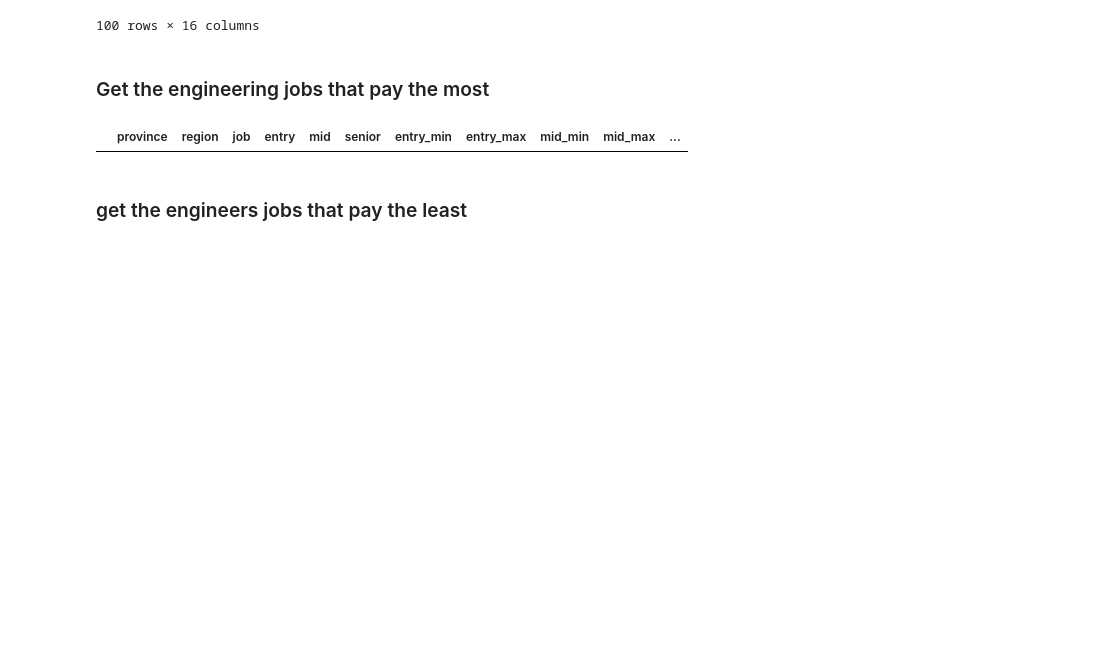
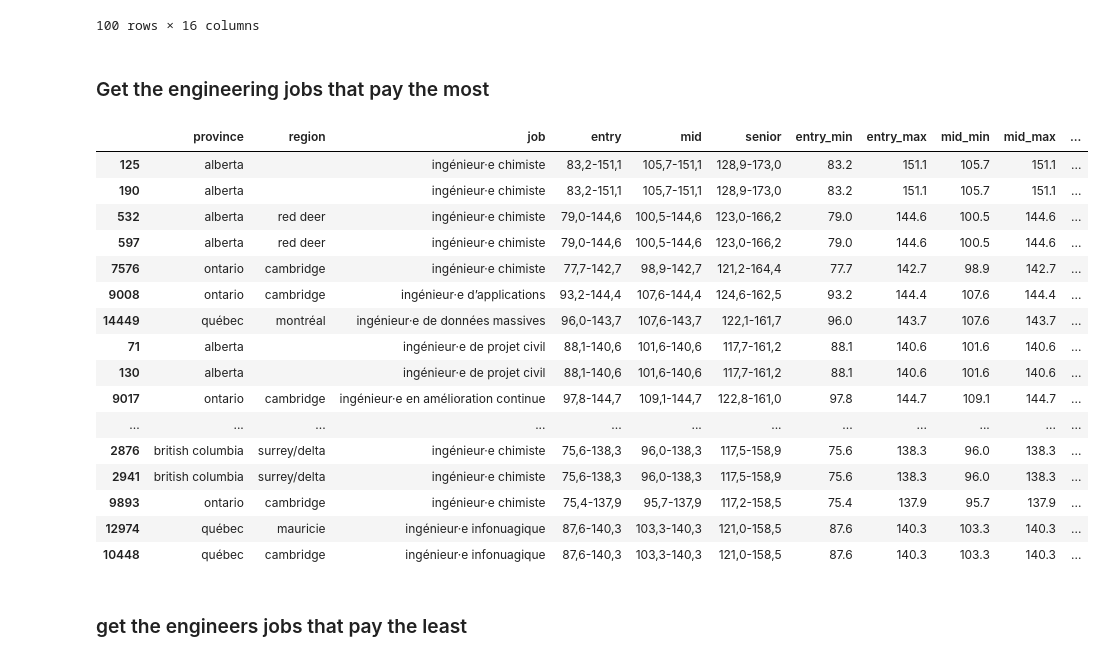
Before and after one commit to AlgoETS/Salary, a Jupyter notebook: sandbox/salary_exploration_2024.ipynb, the cells around one changed output. Saved outputs shown, nothing was run; the diff lists cells and outputs as text; code cells hidden in the pictures; blank space fills up the shorter version.

```diff
--- a/sandbox/salary_exploration_2024.ipynb
+++ b/sandbox/salary_exploration_2024.ipynb
@@ -78,10 +78,26 @@ df_sorted.head(100)
 ### Get the engineering jobs that pay the most
 # %%
 
-top_engineers_jobs=df_sorted[df_sorted['job'].str.contains('engineer', case=False)]
+top_engineers_jobs=df_sorted[df_sorted['job'].str.contains('ingénieur', case=False)]
 top_engineers_jobs.head(30)
 # %% [output]
 |  | province | region | job | entry | mid | senior | entry_min | entry_max | mid_min | mid_max | ... |
+| 125 | alberta |  | ingénieur·e chimiste | 83,2-151,1 | 105,7-151,1 | 128,9-173,0 | 83.2 | 151.1 | 105.7 | 151.1 | ... |
+| 190 | alberta |  | ingénieur·e chimiste | 83,2-151,1 | 105,7-151,1 | 128,9-173,0 | 83.2 | 151.1 | 105.7 | 151.1 | ... |
+| 532 | alberta | red deer | ingénieur·e chimiste | 79,0-144,6 | 100,5-144,6 | 123,0-166,2 | 79.0 | 144.6 | 100.5 | 144.6 | ... |
+| 597 | alberta | red deer | ingénieur·e chimiste | 79,0-144,6 | 100,5-144,6 | 123,0-166,2 | 79.0 | 144.6 | 100.5 | 144.6 | ... |
+| 7576 | ontario | cambridge | ingénieur·e chimiste | 77,7-142,7 | 98,9-142,7 | 121,2-164,4 | 77.7 | 142.7 | 98.9 | 142.7 | ... |
+| 9008 | ontario | cambridge | ingénieur·e d’applications | 93,2-144,4 | 107,6-144,4 | 124,6-162,5 | 93.2 | 144.4 | 107.6 | 144.4 | ... |
+| 14449 | québec | montréal | ingénieur·e de données massives | 96,0-143,7 | 107,6-143,7 | 122,1-161,7 | 96.0 | 143.7 | 107.6 | 143.7 | ... |
+| 71 | alberta |  | ingénieur·e de projet civil | 88,1-140,6 | 101,6-140,6 | 117,7-161,2 | 88.1 | 140.6 | 101.6 | 140.6 | ... |
+| 130 | alberta |  | ingénieur·e de projet civil | 88,1-140,6 | 101,6-140,6 | 117,7-161,2 | 88.1 | 140.6 | 101.6 | 140.6 | ... |
+| 9017 | ontario | cambridge | ingénieur·e en amélioration continue | 97,8-144,7 | 109,1-144,7 | 122,8-161,0 | 97.8 | 144.7 | 109.1 | 144.7 | ... |
+| ... | ... | ... | ... | ... | ... | ... | ... | ... | ... | ... | ... |
+| 2876 | british columbia | surrey/delta | ingénieur·e chimiste | 75,6-138,3 | 96,0-138,3 | 117,5-158,9 | 75.6 | 138.3 | 96.0 | 138.3 | ... |
+| 2941 | british columbia | surrey/delta | ingénieur·e chimiste | 75,6-138,3 | 96,0-138,3 | 117,5-158,9 | 75.6 | 138.3 | 96.0 | 138.3 | ... |
+| 9893 | ontario | cambridge | ingénieur·e chimiste | 75,4-137,9 | 95,7-137,9 | 117,2-158,5 | 75.4 | 137.9 | 95.7 | 137.9 | ... |
+| 12974 | québec | mauricie | ingénieur·e infonuagique | 87,6-140,3 | 103,3-140,3 | 121,0-158,5 | 87.6 | 140.3 | 103.3 | 140.3 | ... |
+| 10448 | québec | cambridge | ingénieur·e infonuagique | 87,6-140,3 | 103,3-140,3 | 121,0-158,5 | 87.6 | 140.3 | 103.3 | 140.3 | ... |
 # %% [markdown]
 ### get the engineers jobs that pay the least
 # %%
```
Also changed, not shown: parts of 4 cells of this notebook.
